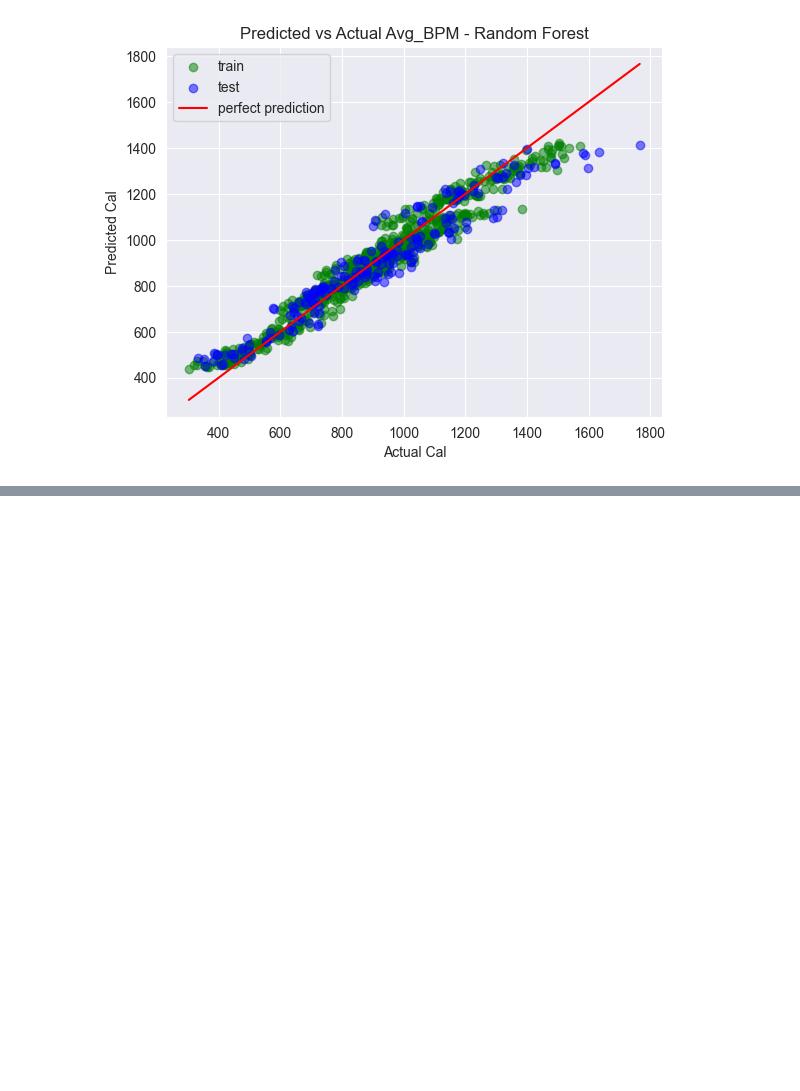
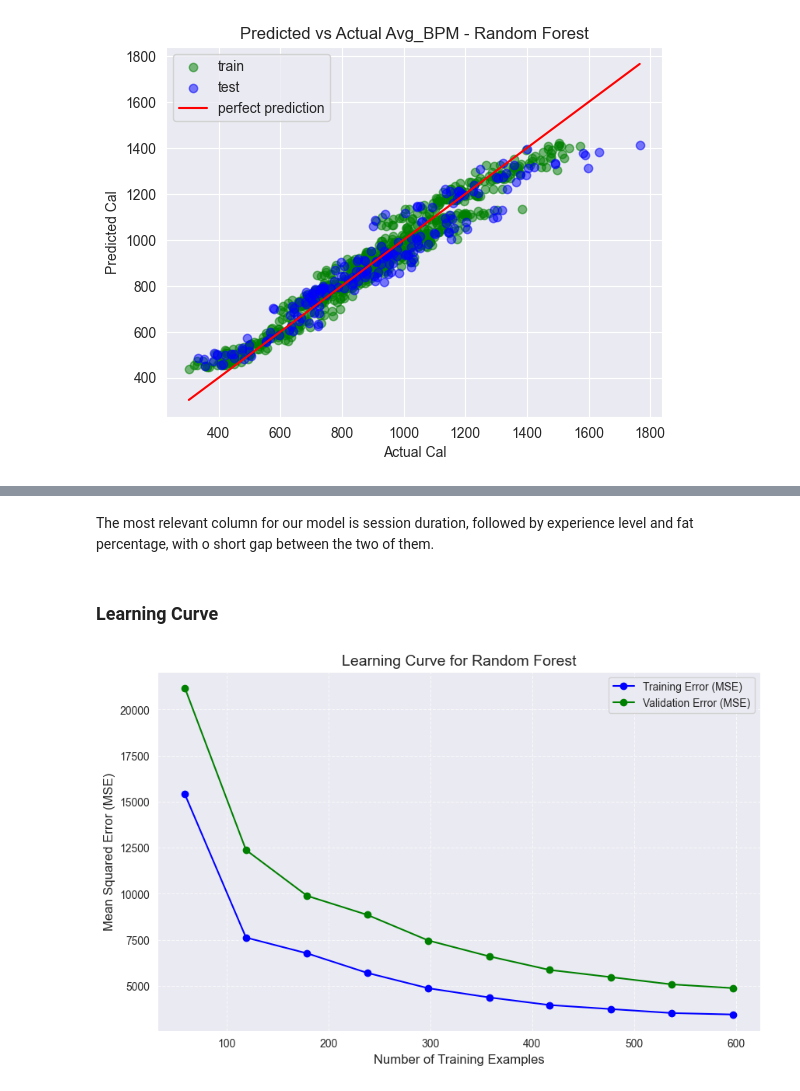
Before and after one commit to anamariapopa/CaloriesBurnedPrediction, a Jupyter notebook: Training_Random_Forest.ipynb, the cells around one changed output, grey strips where cells are left out. Saved outputs shown, nothing was run; the diff lists cells and outputs as text; code cells hidden in the pictures; blank space fills up the shorter version.

```diff
--- a/Training_Random_Forest.ipynb
+++ b/Training_Random_Forest.ipynb
@@ -72,0 +103,36 @@ R² on test:  0.9131
+# %% [markdown]
+The most relevant column for our model is session duration, followed by experience level and fat percentage, with o short gap between the two of them.
+# %% [markdown]
+### Learning Curve
+# %%
+import numpy as np
+import matplotlib.pyplot as plt
+from sklearn.model_selection import learning_curve
+
+# Calculate scores for the learning curve using rf_model
+train_sizes, train_scores, test_scores = learning_curve(
+    rf_model,
+    feature_train,
+    target_train,
+    cv=5, # 5-fold cross-validation
+    scoring='neg_mean_squared_error', # Using MSE
+    train_sizes=np.linspace(0.1, 1.0, 10), # From 10% to 100% of the training data
+    n_jobs=-1 # Use all available CPU cores
+)
+
+# Convert negative scores to positive MSE
+train_mean = -np.mean(train_scores, axis=1)
+test_mean = -np.mean(test_scores, axis=1)
+
+# Create the plot
+plt.figure(figsize=(10, 6))
+plt.plot(train_sizes, train_mean, 'o-', color='blue', label='Training Error (MSE)')
+plt.plot(train_sizes, test_mean, 'o-', color='green', label='Validation Error (MSE)')
+plt.xlabel('Number of Training Examples', fontsize=12)
+plt.ylabel('Mean Squared Error (MSE)', fontsize=12)
+plt.title('Learning Curve for Random Forest', fontsize=14)
+plt.legend(loc='best')
+plt.grid(True, linestyle='--', alpha=0.7)
+plt.show()
+# %% [output]
+[figure, added]
```
Also changed, not shown: parts of 12 cells of this notebook, 1 other file.
